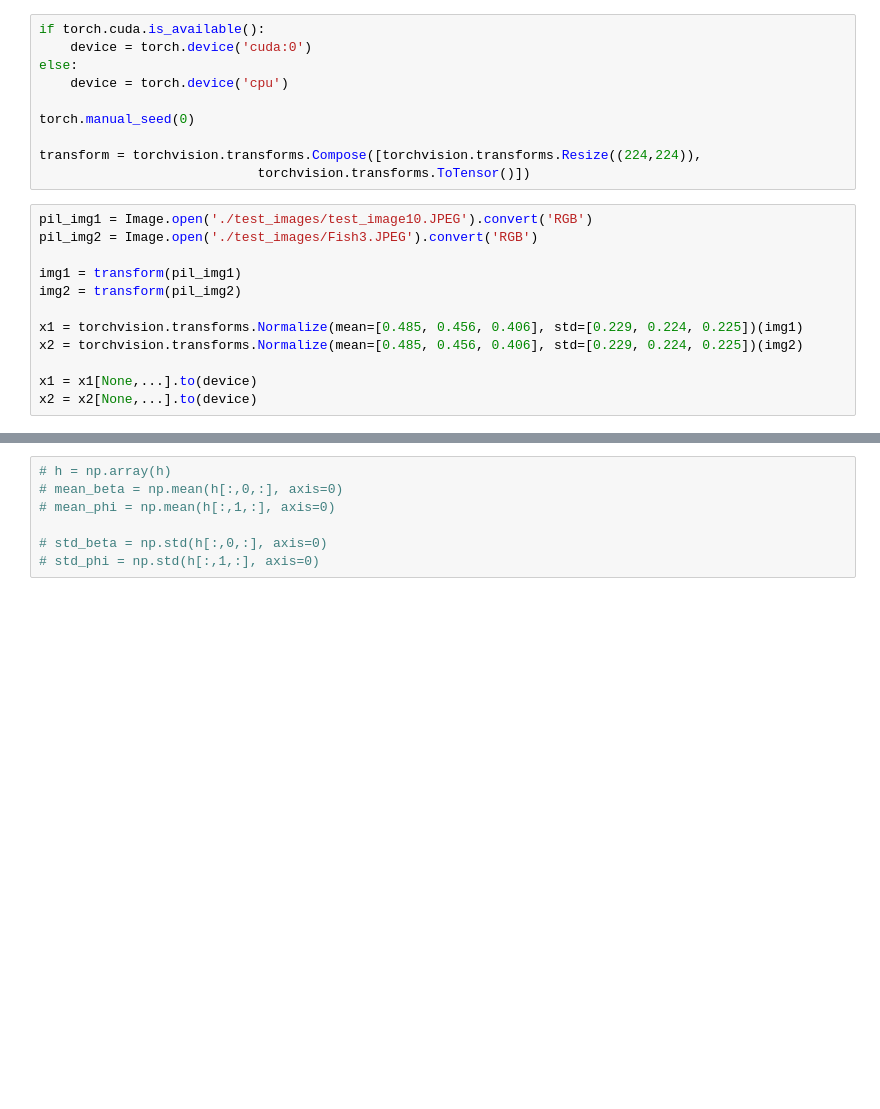
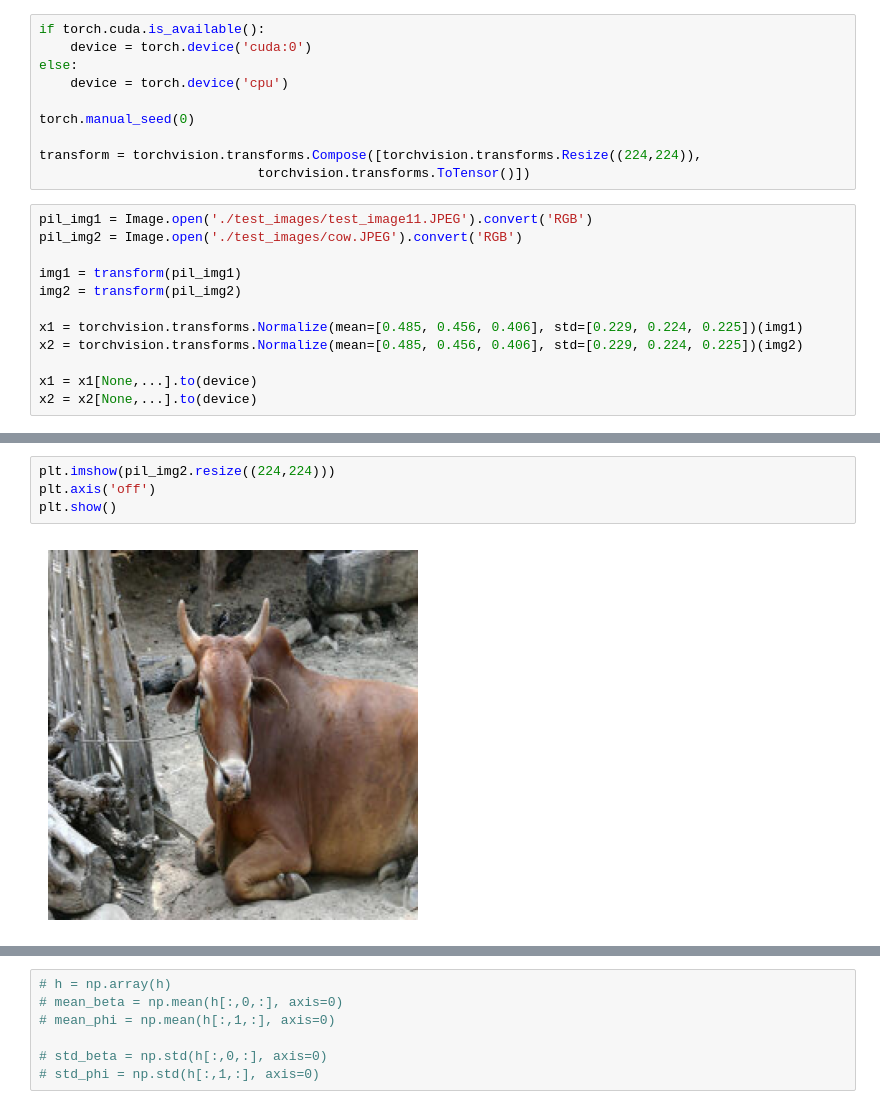
Before and after one commit to BFonseca45/PIBISA, a Jupyter notebook: encoder_main.ipynb, the cells around one changed output, grey strips where cells are left out. Saved outputs shown, nothing was run; the diff lists cells and outputs as text; blank space fills up the shorter version.

```diff
--- a/encoder_main.ipynb
+++ b/encoder_main.ipynb
@@ -18,8 +18,8 @@ torch.manual_seed(0)
 transform = torchvision.transforms.Compose([torchvision.transforms.Resize((224,224)),
                             torchvision.transforms.ToTensor()])
 # %%
-pil_img1 = Image.open('./test_images/test_image10.JPEG').convert('RGB')
-pil_img2 = Image.open('./test_images/Fish3.JPEG').convert('RGB')
+pil_img1 = Image.open('./test_images/test_image11.JPEG').convert('RGB')
+pil_img2 = Image.open('./test_images/cow.JPEG').convert('RGB')
 
 img1 = transform(pil_img1)
 img2 = transform(pil_img2)
@@ -76 +81,7 @@ for architecture in architectures:
     # del model
+# %%
+plt.imshow(pil_img2.resize((224,224)))
+plt.axis('off')
+plt.show()
+# %% [output]
+[figure, added]
```
Also changed, not shown: parts of 11 cells of this notebook, 25 other files.
